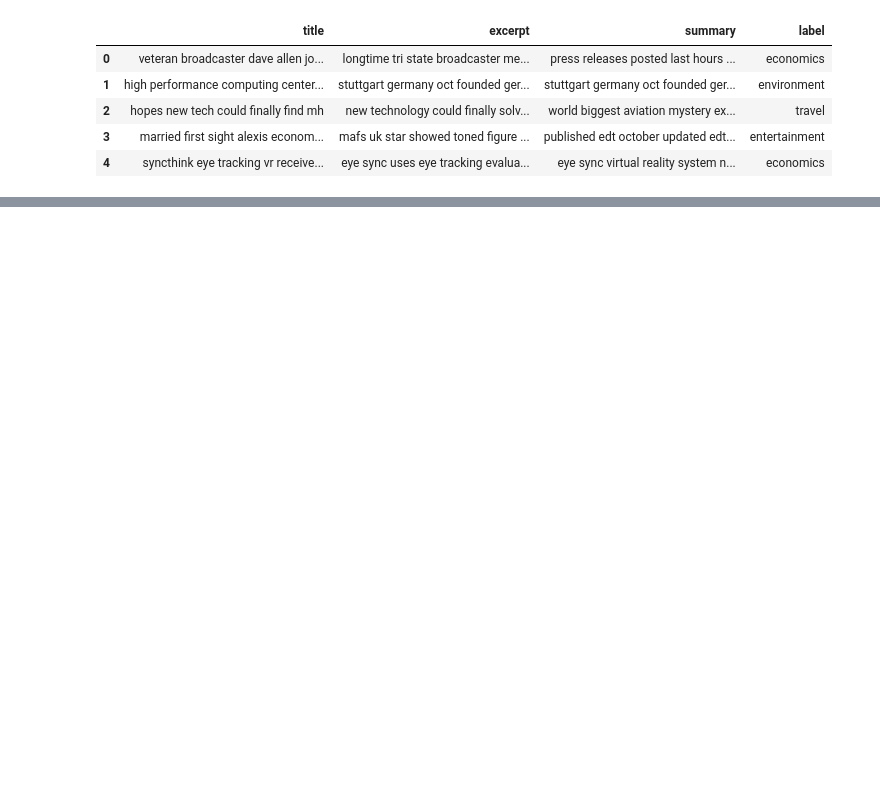
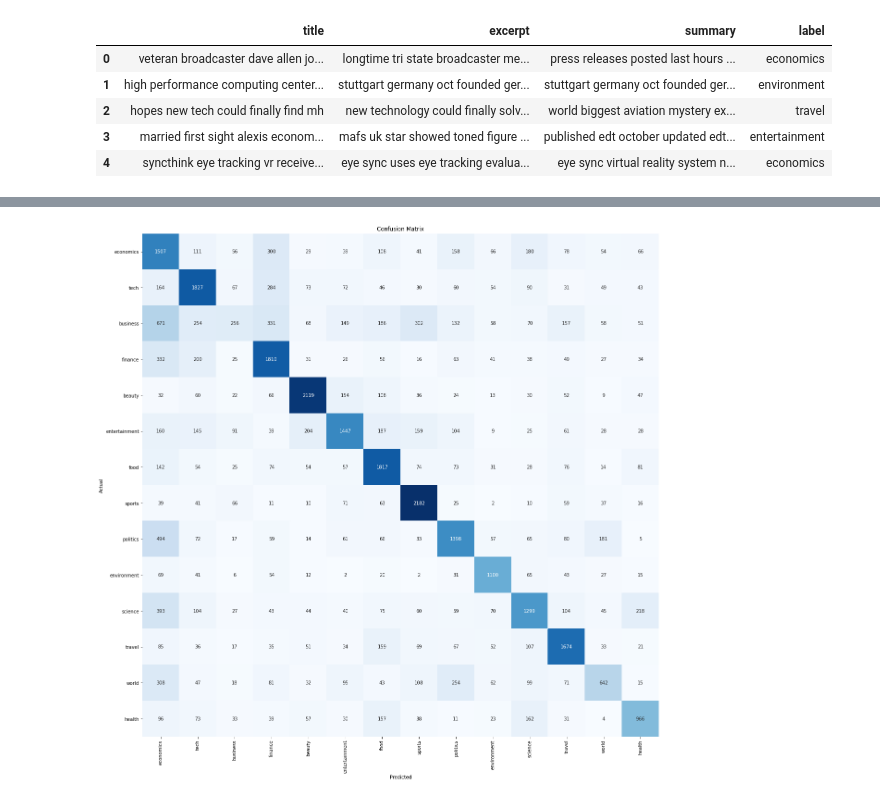
Before and after one commit to Rudra-23/News-Classification, a Jupyter notebook: main.ipynb, the cells around one changed output, grey strips where cells are left out. Saved outputs shown, nothing was run; the diff lists cells and outputs as text; code cells hidden in the pictures; blank space fills up the shorter version.

```diff
--- a/main.ipynb
+++ b/main.ipynb
@@ -85,0 +216,21 @@ X.head()
+# %%
+model.compile(
+    optimizer='adam',
+    loss='sparse_categorical_crossentropy',
+    metrics=['accuracy']
+)
+
+history = model.fit(
+    X_train,
+    y_train,
+    validation_split=0.2,
+    batch_size=32,
+    epochs=100,
+    callbacks=[
+        tf.keras.callbacks.EarlyStopping(
+            monitor='val_loss',
+            patience=3,
+            restore_best_weights=True
+        )
+    ]
+)
@@ -85,0 +246,19 @@ X.head()
+# %%
+y_pred = np.argmax(model.predict(X_test), axis=1)
+
+cm = confusion_matrix(y_test, y_pred)
+clr = classification_report(
+    y_test, y_pred, target_names=list(mapping.keys()))
+
+plt.figure(figsize=(20, 20))
+sns.heatmap(cm, annot=True, vmin=0, fmt='g', cmap='Blues', cbar=False)
+plt.xticks(ticks=np.arange(14) + 0.5,
+           labels=list(mapping.keys()), rotation=90)
+plt.yticks(ticks=np.arange(14) + 0.5,
+           labels=list(mapping.keys()), rotation=0)
+plt.xlabel("Predicted")
+plt.ylabel("Actual")
+plt.title("Confusion Matrix")
+plt.show()
+# %% [output]
+[figure, added]
```
Also changed, not shown: parts of 10 cells of this notebook, 2 other files.
